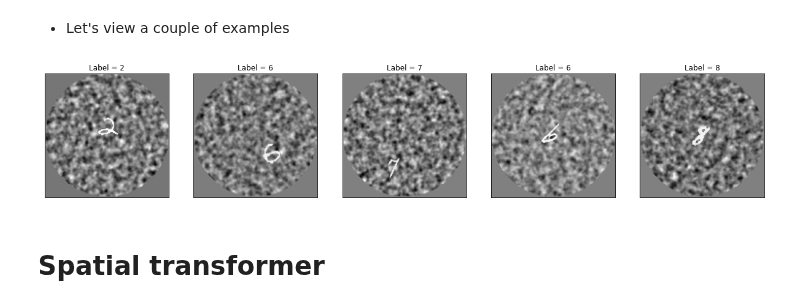
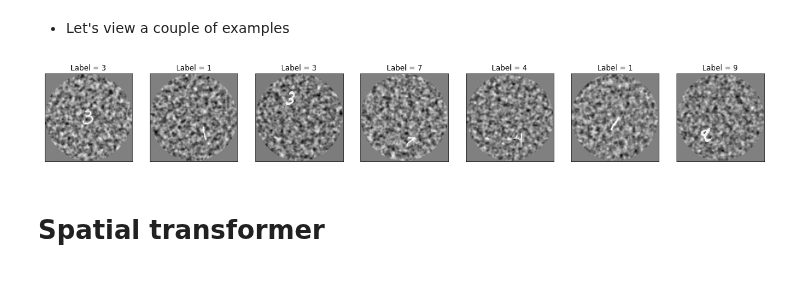
Before and after one commit to dabane-ghassan/int-lab-book, a Jupyter notebook: src/stn_128x128.ipynb, the cells around one changed output. Cells and saved outputs as stored; diff of their text form; code cells hidden in the pictures.

Commit message:
generating data

```diff
--- a/src/stn_128x128.ipynb
+++ b/src/stn_128x128.ipynb
@@ -85,6 +84,6 @@ torch.Size([100, 1, 128, 128])
 # %% [markdown]
 - Let's view a couple of examples
 # %%
-data = view_dataset(train_loader, n=5)
+data = view_dataset(train_loader, n=7)
 # %% [output]
-[figure, old version]
+[figure, new version]
```
Also changed, not shown: parts of 5 cells of this notebook, 3 other files.
